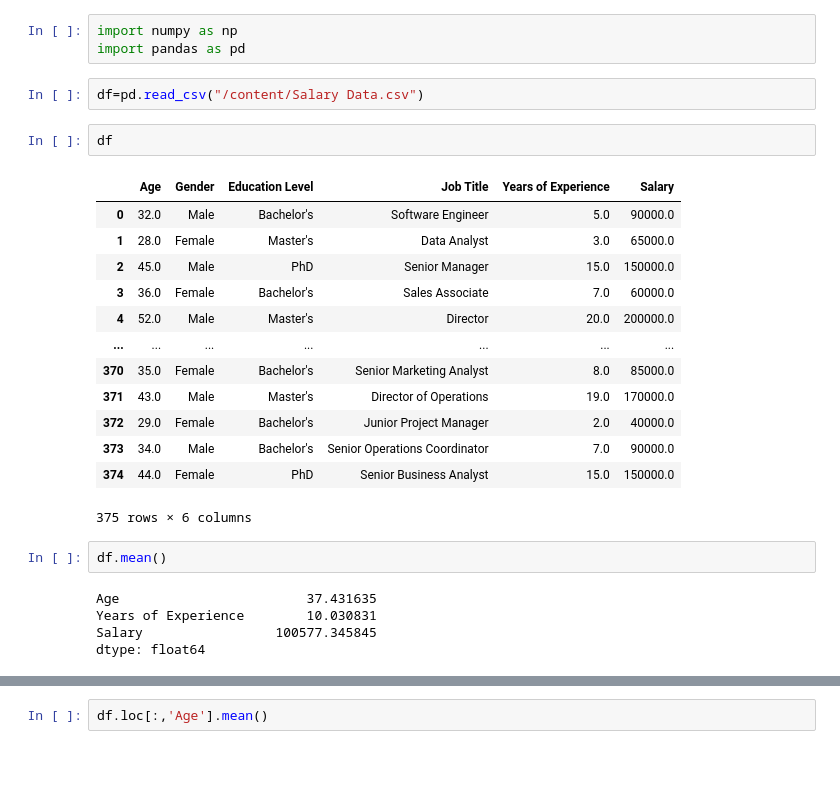
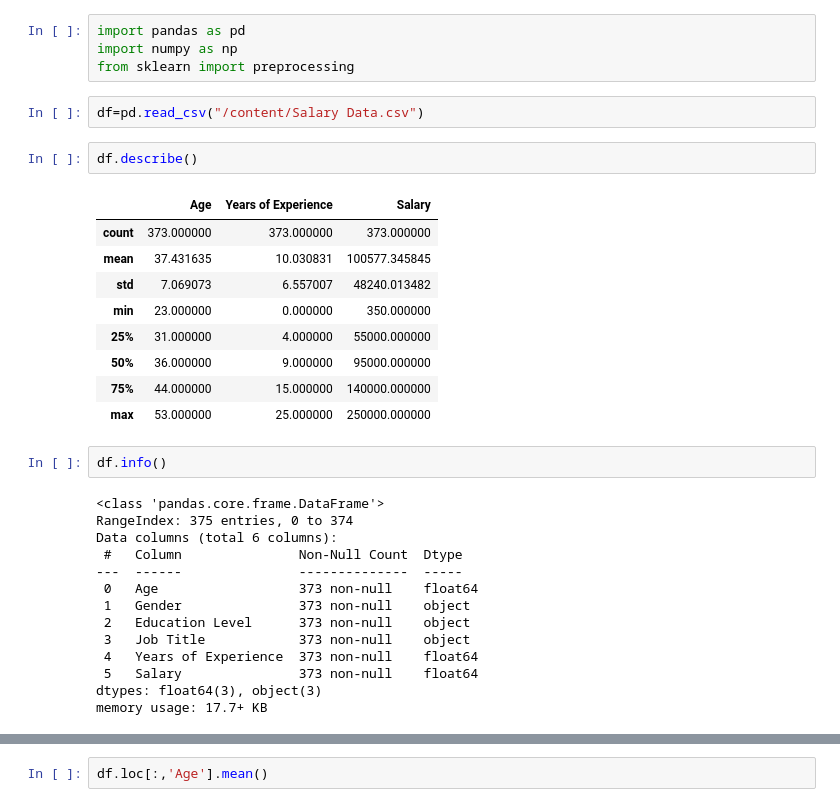
Before and after one commit to Tejas9523/DSL, a Jupyter notebook: sl3pr3.ipynb, the cells around one changed output, grey strips where cells are left out. Drawn from its saved outputs; the diff is of its cells as text; blank space fills up the shorter version.

```diff
--- a/sl3pr3.ipynb
+++ b/sl3pr3.ipynb
@@ -1,30 +1,36 @@
 # %% [markdown]
 <a href="https://colab.research.google.com/github/Tejas9523/DSLAB/blob/main/sl3pr3.ipynb" target="_parent"><img src="https://colab.research.google.com/assets/colab-badge.svg" alt="Open In Colab"/></a>
 # %%
+import pandas as pd
 import numpy as np
-import pandas as pd
+from sklearn import preprocessing
 # %%
 df=pd.read_csv("/content/Salary Data.csv")
 # %%
-df
+df.describe()
 # %% [output]
-|  | Age | Gender | Education Level | Job Title | Years of Experience | Salary |
-| 0 | 32.0 | Male | Bachelor's | Software Engineer | 5.0 | 90000.0 |
-| 1 | 28.0 | Female | Master's | Data Analyst | 3.0 | 65000.0 |
-| 2 | 45.0 | Male | PhD | Senior Manager | 15.0 | 150000.0 |
-| 3 | 36.0 | Female | Bachelor's | Sales Associate | 7.0 | 60000.0 |
-| 4 | 52.0 | Male | Master's | Director | 20.0 | 200000.0 |
-| ... | ... | ... | ... | ... | ... | ... |
-| 370 | 35.0 | Female | Bachelor's | Senior Marketing Analyst | 8.0 | 85000.0 |
-| 371 | 43.0 | Male | Master's | Director of Operations | 19.0 | 170000.0 |
-| 372 | 29.0 | Female | Bachelor's | Junior Project Manager | 2.0 | 40000.0 |
-| 373 | 34.0 | Male | Bachelor's | Senior Operations Coordinator | 7.0 | 90000.0 |
-| 374 | 44.0 | Female | PhD | Senior Business Analyst | 15.0 | 150000.0 |
+|  | Age | Years of Experience | Salary |
+| count | 373.000000 | 373.000000 | 373.000000 |
+| mean | 37.431635 | 10.030831 | 100577.345845 |
+| std | 7.069073 | 6.557007 | 48240.013482 |
+| min | 23.000000 | 0.000000 | 350.000000 |
+| 25% | 31.000000 | 4.000000 | 55000.000000 |
+| 50% | 36.000000 | 9.000000 | 95000.000000 |
+| 75% | 44.000000 | 15.000000 | 140000.000000 |
+| max | 53.000000 | 25.000000 | 250000.000000 |
-375 rows × 6 columns
 # %%
-df.mean()
+df.info()
 # %% [output]
-Age                        37.431635
-Years of Experience        10.030831
-Salary                 100577.345845
-dtype: float64
+<class 'pandas.core.frame.DataFrame'>
+RangeIndex: 375 entries, 0 to 374
+Data columns (total 6 columns):
+ #   Column               Non-Null Count  Dtype
+---  ------               --------------  -----
+ 0   Age                  373 non-null    float64
+ 1   Gender               373 non-null    object
+ 2   Education Level      373 non-null    object
+ 3   Job Title            373 non-null    object
+ 4   Years of Experience  373 non-null    float64
+ 5   Salary               373 non-null    float64
+dtypes: float64(3), object(3)
+memory usage: 17.7+ KB
```
Also changed, not shown: parts of 26 cells of this notebook.
